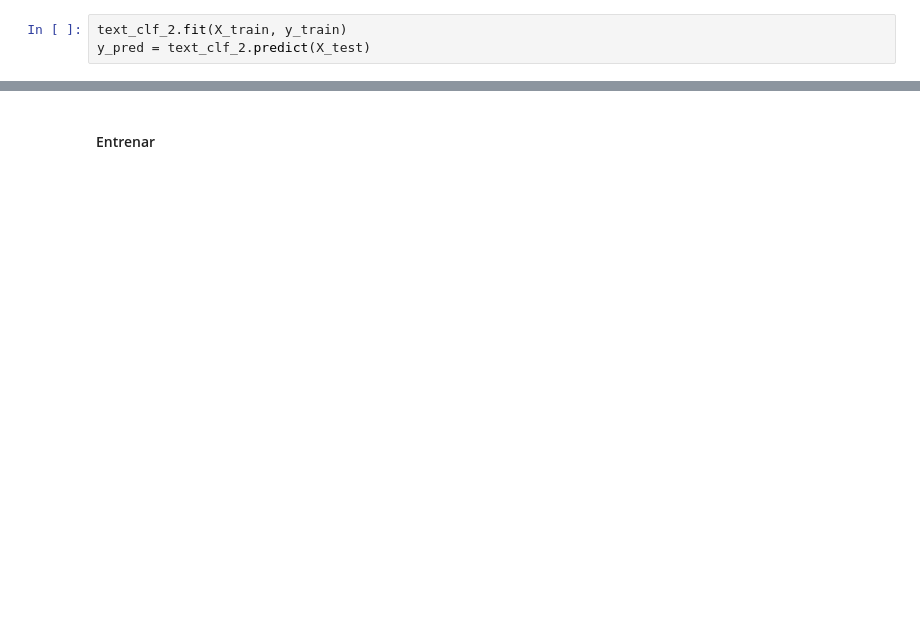
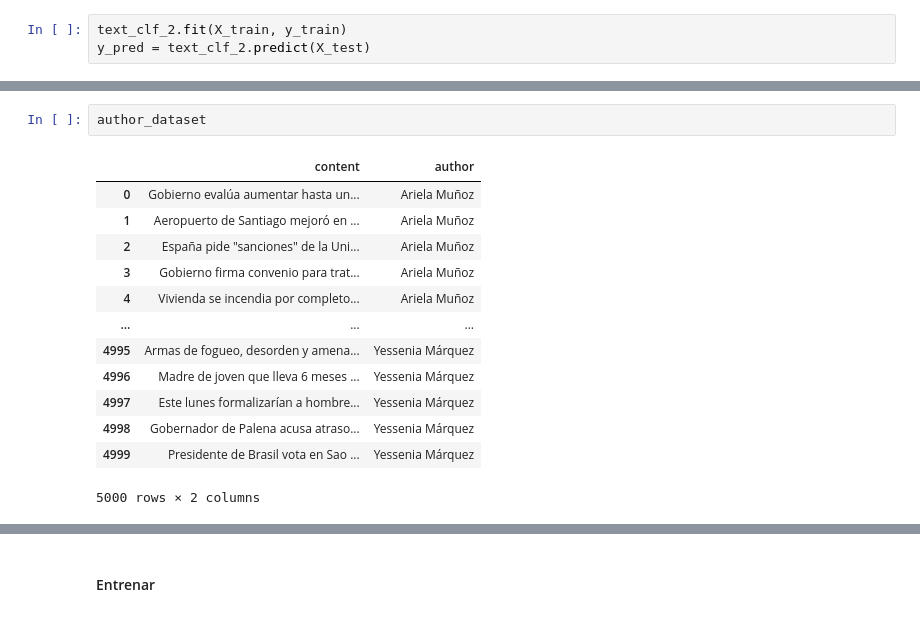
Before and after one commit to dccuchile/CC6205, a Jupyter notebook: tutorials/Auxiliar_1.ipynb, the cells around one changed output, grey strips where cells are left out. Cells and saved outputs as stored; diff of their text form; blank space fills up the shorter version.

```diff
--- a/tutorials/Auxiliar_1.ipynb
+++ b/tutorials/Auxiliar_1.ipynb
@@ -613,0 +883,16 @@ Referencia: [Regresión Logística](https://en.wikipedia.org/wiki/Logistic_regre
+# %%
+author_dataset
+# %% [output]
+|  | content | author |
+| 0 | Gobierno evalúa aumentar hasta un... | Ariela Muñoz |
+| 1 | Aeropuerto de Santiago mejoró en ... | Ariela Muñoz |
+| 2 | España pide "sanciones" de la Uni... | Ariela Muñoz |
+| 3 | Gobierno firma convenio para trat... | Ariela Muñoz |
+| 4 | Vivienda se incendia por completo... | Ariela Muñoz |
+| ... | ... | ... |
+| 4995 | Armas de fogueo, desorden y amena... | Yessenia Márquez |
+| 4996 | Madre de joven que lleva 6 meses ... | Yessenia Márquez |
+| 4997 | Este lunes formalizarían a hombre... | Yessenia Márquez |
+| 4998 | Gobernador de Palena acusa atraso... | Yessenia Márquez |
+| 4999 | Presidente de Brasil vota en Sao ... | Yessenia Márquez |
+5000 rows × 2 columns
```
Also changed, not shown: parts of 85 cells of this notebook.
